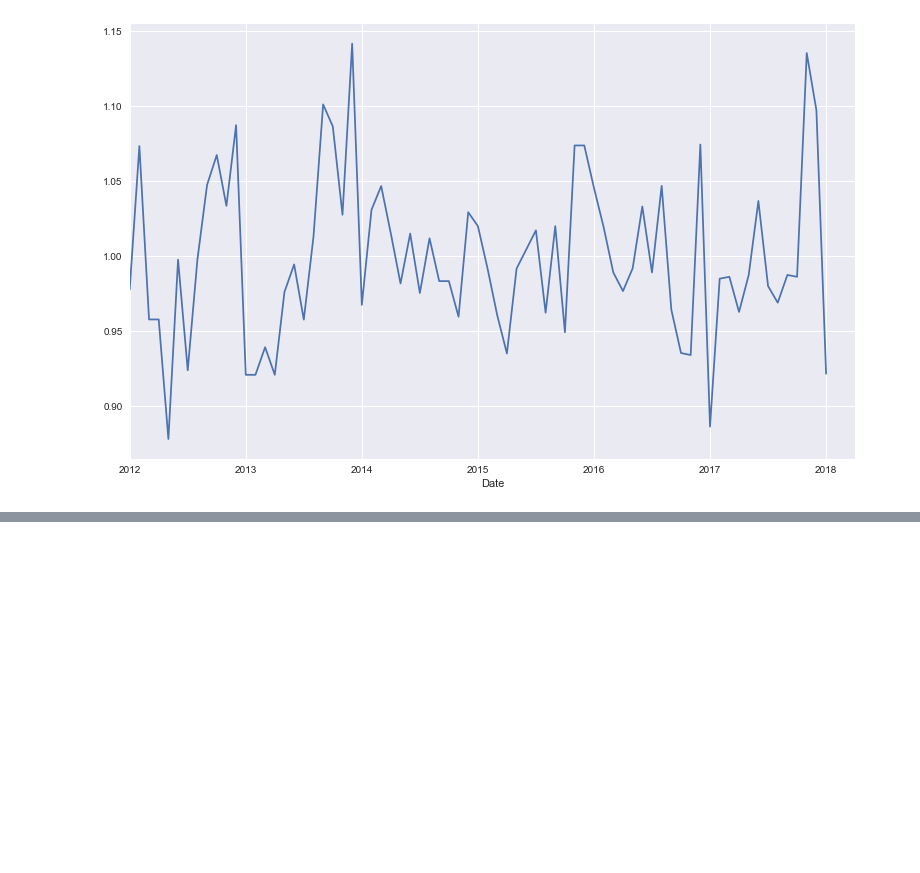
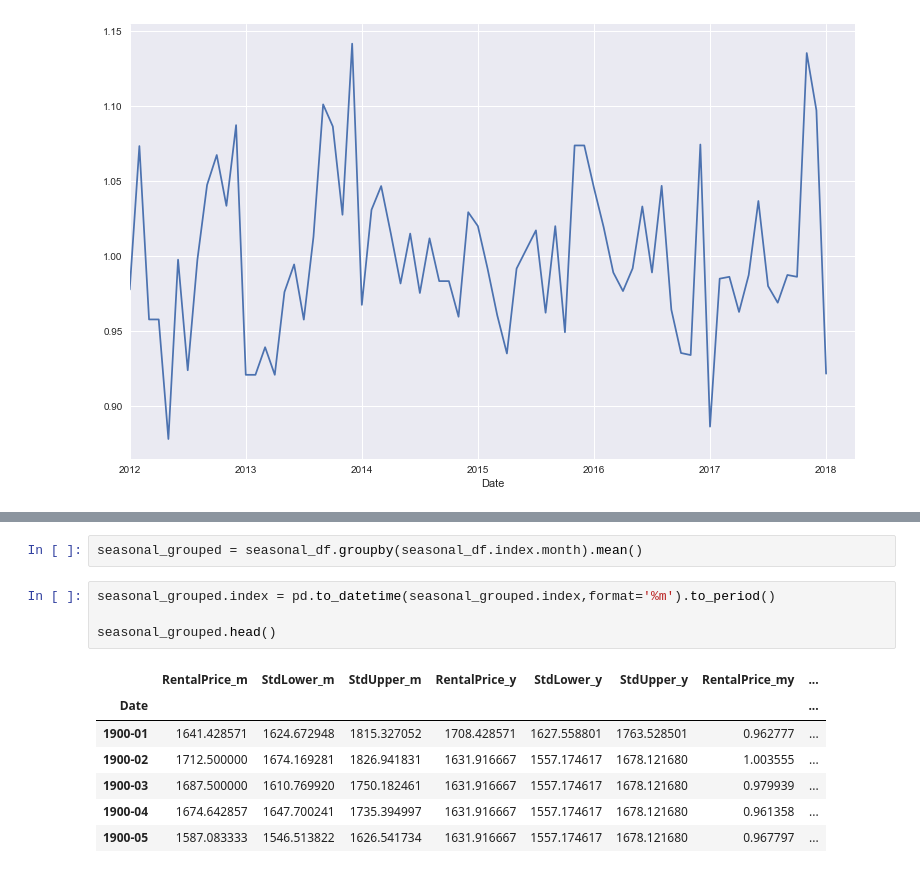
Before and after one commit to MichaelNormandyGavin/Zillow-Apartments, a Jupyter notebook: zillow_eda.ipynb, the cells around one changed output, grey strips where cells are left out. Cells and saved outputs as stored; diff of their text form; blank space fills up the shorter version.

```diff
--- a/zillow_eda.ipynb
+++ b/zillow_eda.ipynb
@@ -266,0 +289,14 @@ plt.show()
+# %%
+seasonal_grouped = seasonal_df.groupby(seasonal_df.index.month).mean()
+# %%
+seasonal_grouped.index = pd.to_datetime(seasonal_grouped.index,format='%m').to_period()
+
+seasonal_grouped.head()
+# %% [output]
+|  | RentalPrice_m | StdLower_m | StdUpper_m | RentalPrice_y | StdLower_y | StdUpper_y | RentalPrice_my | ... |
+| Date |  |  |  |  |  |  |  | ... |
+| 1900-01 | 1641.428571 | 1624.672948 | 1815.327052 | 1708.428571 | 1627.558801 | 1763.528501 | 0.962777 | ... |
+| 1900-02 | 1712.500000 | 1674.169281 | 1826.941831 | 1631.916667 | 1557.174617 | 1678.121680 | 1.003555 | ... |
+| 1900-03 | 1687.500000 | 1610.769920 | 1750.182461 | 1631.916667 | 1557.174617 | 1678.121680 | 0.979939 | ... |
+| 1900-04 | 1674.642857 | 1647.700241 | 1735.394997 | 1631.916667 | 1557.174617 | 1678.121680 | 0.961358 | ... |
+| 1900-05 | 1587.083333 | 1546.513822 | 1626.541734 | 1631.916667 | 1557.174617 | 1678.121680 | 0.967797 | ... |
```
Also changed, not shown: parts of 11 cells of this notebook.
